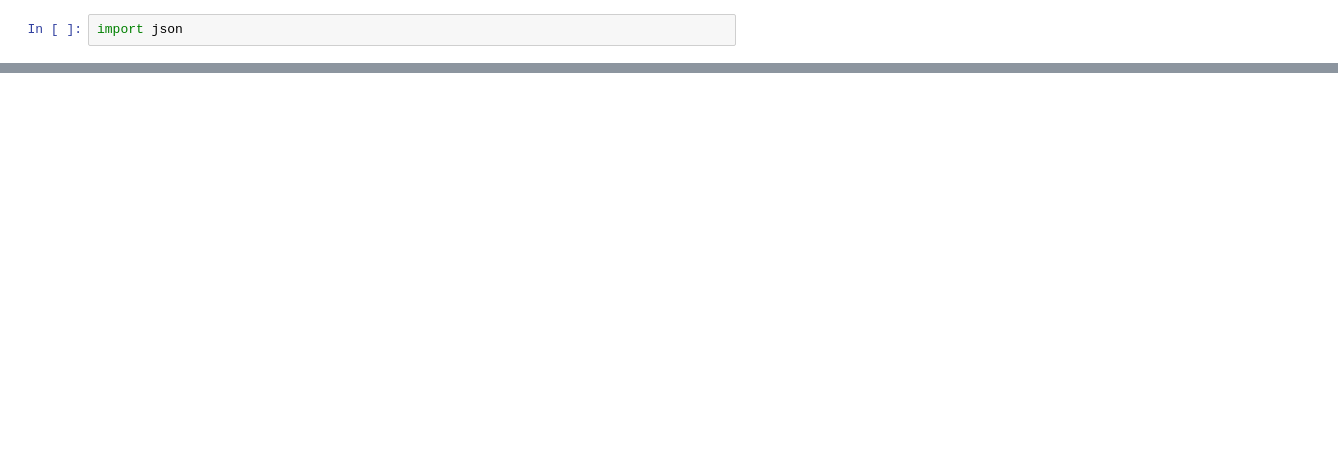
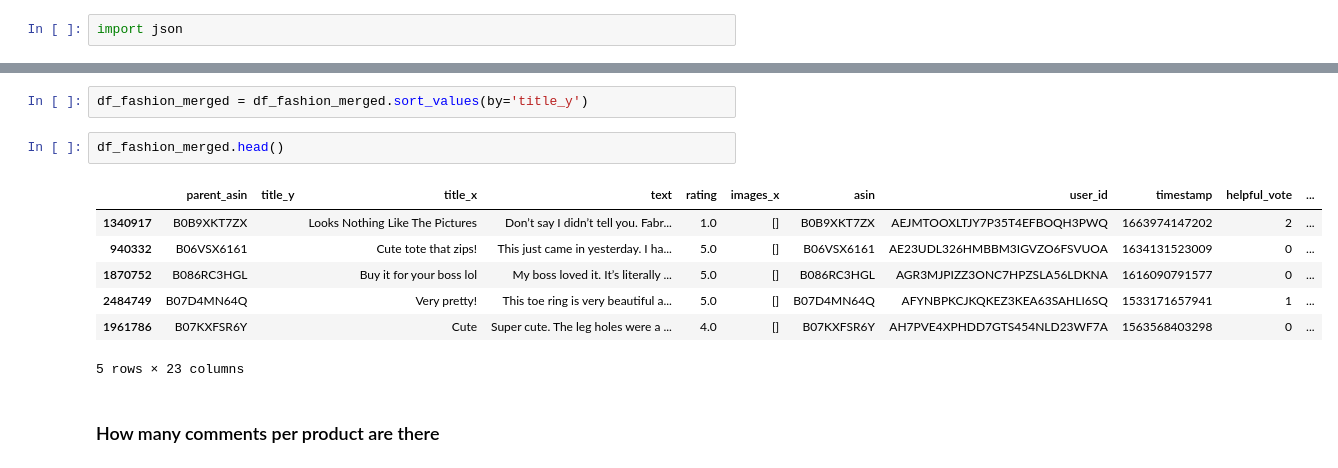
Before and after one commit to m24jeczen/Diploma-Project-Sentiment-analysis-based-on-products-reviews, a Jupyter notebook: wczytywanie danych.ipynb, the cells around one changed output, grey strips where cells are left out. Saved outputs shown, nothing was run; the diff lists cells and outputs as text; blank space fills up the shorter version.

```diff
--- a/wczytywanie danych.ipynb
+++ b/wczytywanie danych.ipynb
@@ -68,0 +375,14 @@ verified_purchase
+# %%
+df_fashion_merged = df_fashion_merged.sort_values(by='title_y')
+# %%
+df_fashion_merged.head()
+# %% [output]
+|  | parent_asin | title_y | title_x | text | rating | images_x | asin | user_id | timestamp | helpful_vote | ... |
+| 1340917 | B0B9XKT7ZX |  | Looks Nothing Like The Pictures | Don’t say I didn’t tell you. Fabr... | 1.0 | [] | B0B9XKT7ZX | AEJMTOOXLTJY7P35T4EFBOQH3PWQ | 1663974147202 | 2 | ... |
+| 940332 | B06VSX6161 |  | Cute tote that zips! | This just came in yesterday. I ha... | 5.0 | [] | B06VSX6161 | AE23UDL326HMBBM3IGVZO6FSVUOA | 1634131523009 | 0 | ... |
+| 1870752 | B086RC3HGL |  | Buy it for your boss lol | My boss loved it. It’s literally ... | 5.0 | [] | B086RC3HGL | AGR3MJPIZZ3ONC7HPZSLA56LDKNA | 1616090791577 | 0 | ... |
+| 2484749 | B07D4MN64Q |  | Very pretty! | This toe ring is very beautiful a... | 5.0 | [] | B07D4MN64Q | AFYNBPKCJKQKEZ3KEA63SAHLI6SQ | 1533171657941 | 1 | ... |
+| 1961786 | B07KXFSR6Y |  | Cute | Super cute. The leg holes were a ... | 4.0 | [] | B07KXFSR6Y | AH7PVE4XPHDD7GTS454NLD23WF7A | 1563568403298 | 0 | ... |
+5 rows × 23 columns
+# %% [markdown]
+### How many comments per product are there
```
Also changed, not shown: parts of 62 cells of this notebook.
